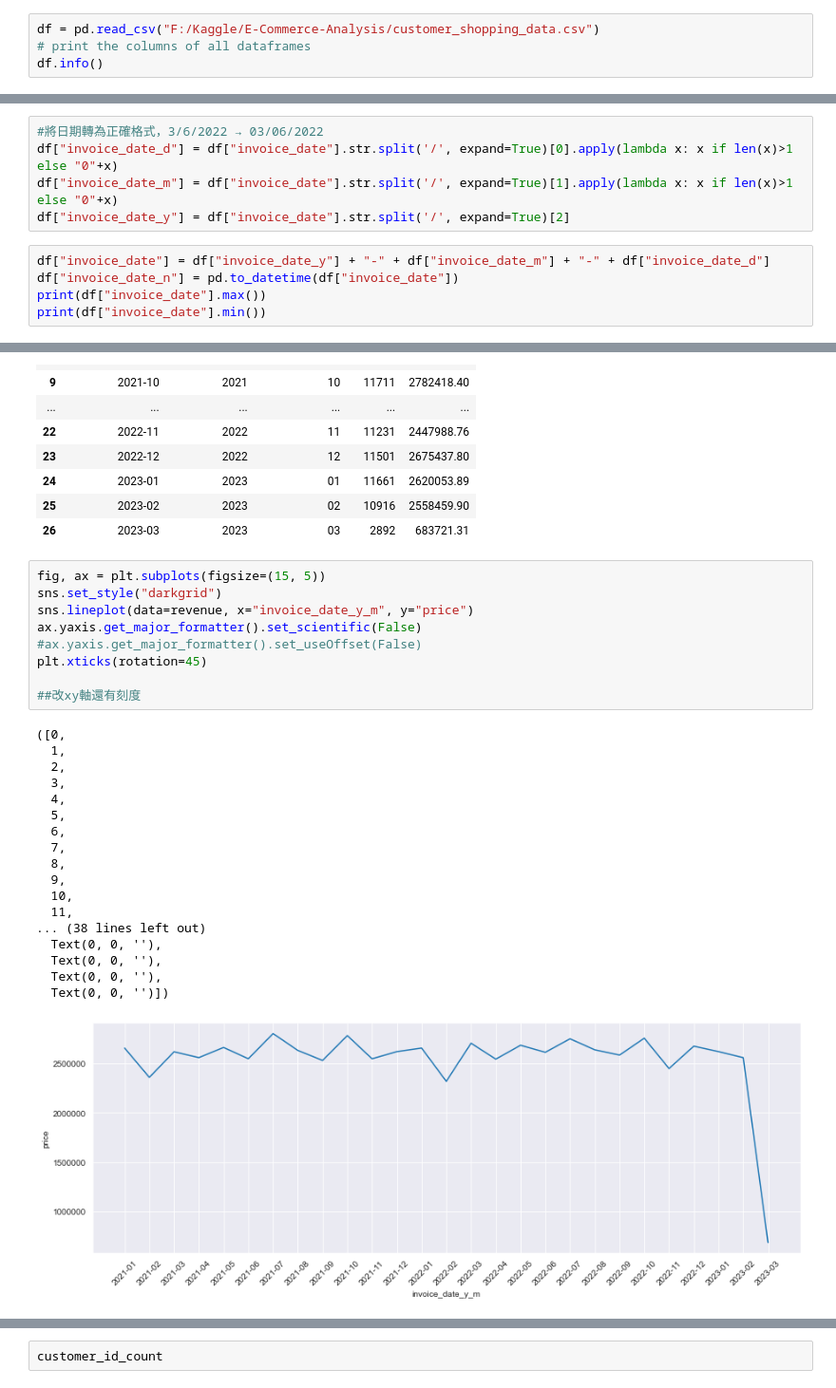
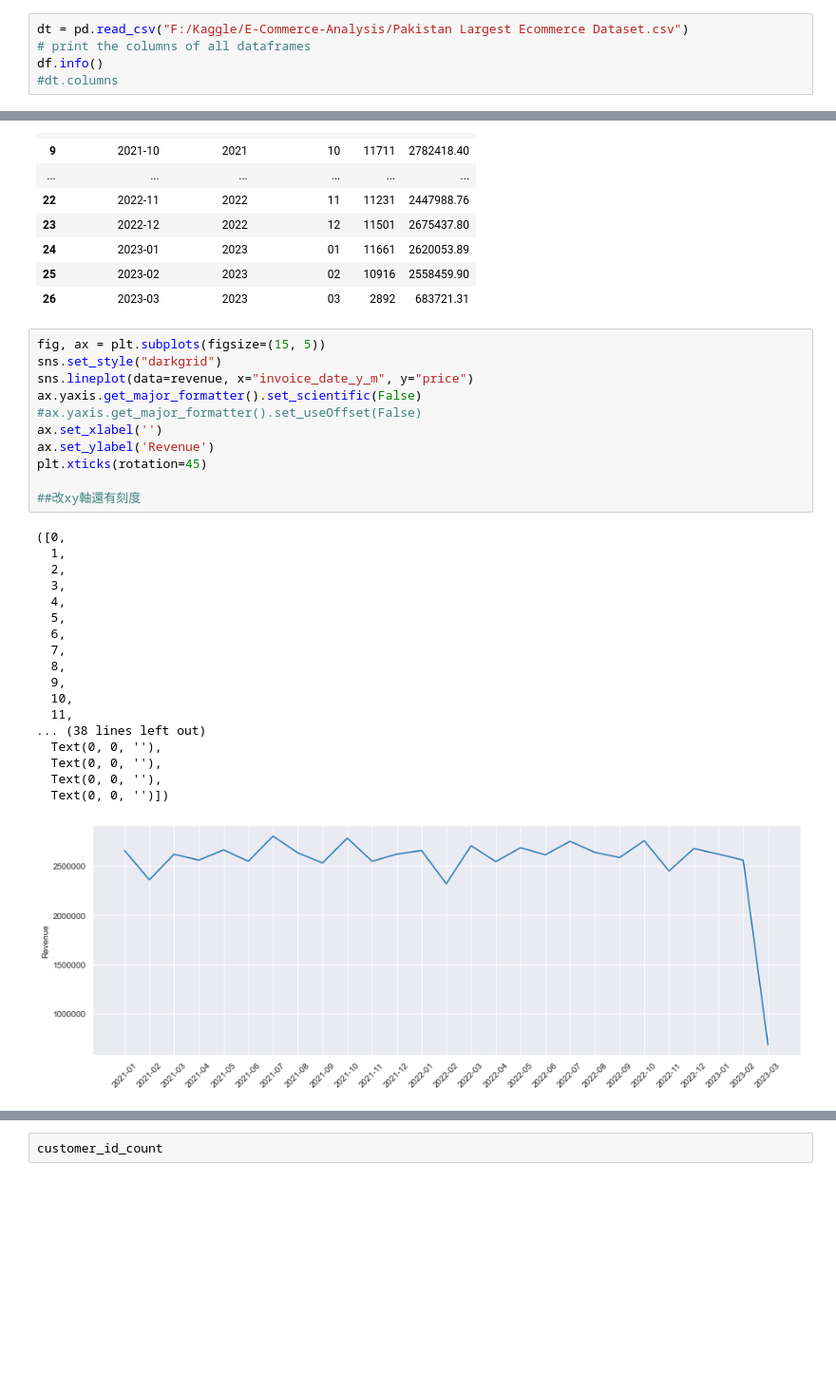
Before and after one commit to LiangYuDer/E-commerce-Analysis, a Jupyter notebook: ec_analysis.ipynb, the cells around one changed output, grey strips where cells are left out. Shown at 95% size. Drawn from its saved outputs; the diff is of its cells as text; blank space fills up the shorter version.

```diff
--- a/ec_analysis.ipynb
+++ b/ec_analysis.ipynb
@@ -4,8 +4,9 @@ import pandas as pd
 import matplotlib.pyplot as plt
 import seaborn as sns
 # %%
-df = pd.read_csv("F:/Kaggle/E-Commerce-Analysis/customer_shopping_data.csv")
+dt = pd.read_csv("F:/Kaggle/E-Commerce-Analysis/Pakistan Largest Ecommerce Dataset.csv")
 # print the columns of all dataframes
 df.info()
+#dt.columns
 # %% [output]
 <class 'pandas.core.frame.DataFrame'>
@@ -28,10 +28,0 @@ memory usage: 7.6+ MB
-# %%
-#將日期轉為正確格式，3/6/2022 → 03/06/2022
-df["invoice_date_d"] = df["invoice_date"].str.split('/', expand=True)[0].apply(lambda x: x if len(x)>1 else "0"+x)
-df["invoice_date_m"] = df["invoice_date"].str.split('/', expand=True)[1].apply(lambda x: x if len(x)>1 else "0"+x)
-df["invoice_date_y"] = df["invoice_date"].str.split('/', expand=True)[2]
-# %%
-df["invoice_date"] = df["invoice_date_y"] + "-" + df["invoice_date_m"] + "-" + df["invoice_date_d"]
-df["invoice_date_n"] = pd.to_datetime(df["invoice_date"])
-print(df["invoice_date"].max())
-print(df["invoice_date"].min())
@@ -65,28 +112,30 @@ revenue
 # %%
 fig, ax = plt.subplots(figsize=(15, 5))
 sns.set_style("darkgrid")
 sns.lineplot(data=revenue, x="invoice_date_y_m", y="price")
 ax.yaxis.get_major_formatter().set_scientific(False)
 #ax.yaxis.get_major_formatter().set_useOffset(False)
+ax.set_xlabel('')
+ax.set_ylabel('Revenue')
 plt.xticks(rotation=45)
 
 ##改xy軸還有刻度
 # %% [output]
 ([0,
   1,
   2,
   3,
   4,
   5,
   6,
   7,
   8,
   9,
   10,
   11,
 ... (38 lines left out)
   Text(0, 0, ''),
   Text(0, 0, ''),
   Text(0, 0, ''),
   Text(0, 0, '')])
-[figure, old version]
+[figure, new version]
```
Also changed, not shown: parts of 20 cells of this notebook, 1 other file.
